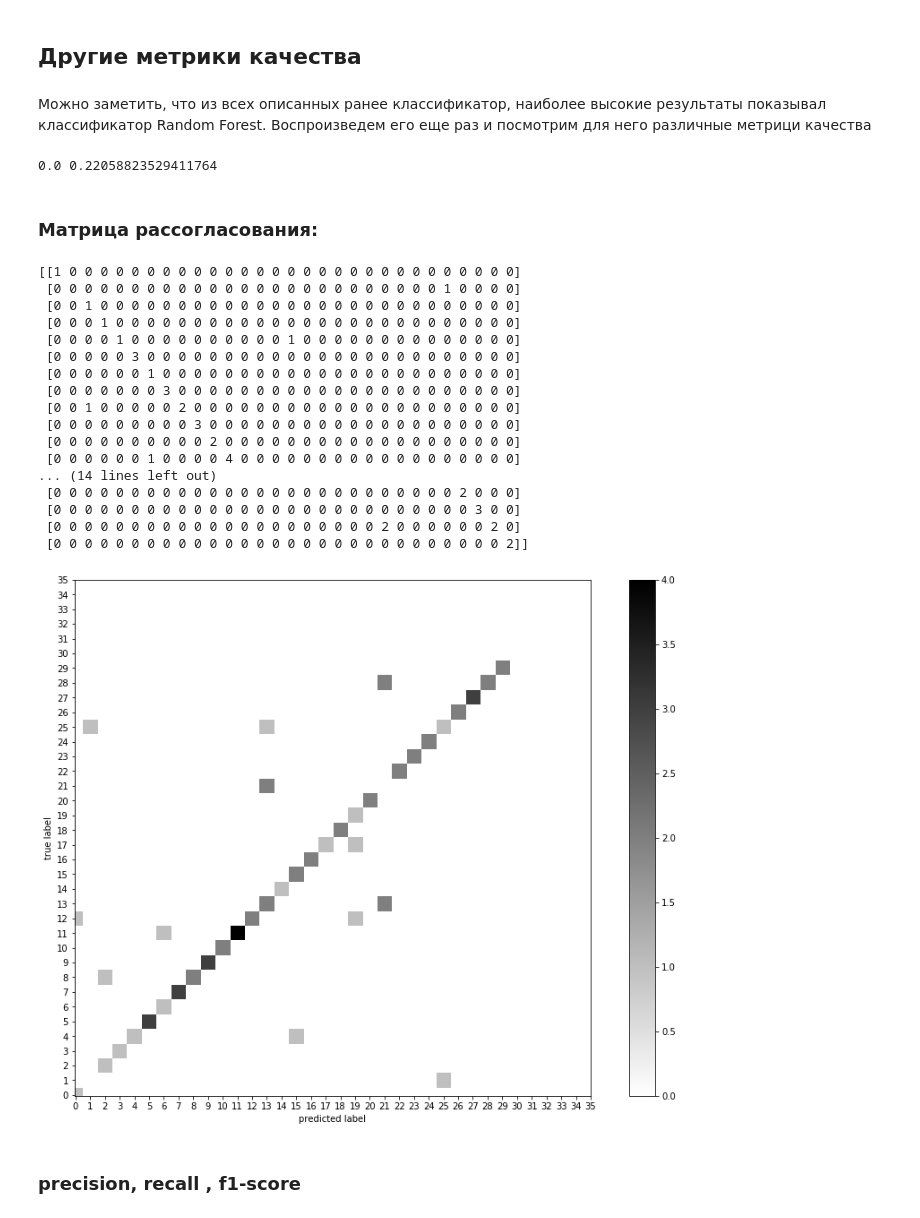
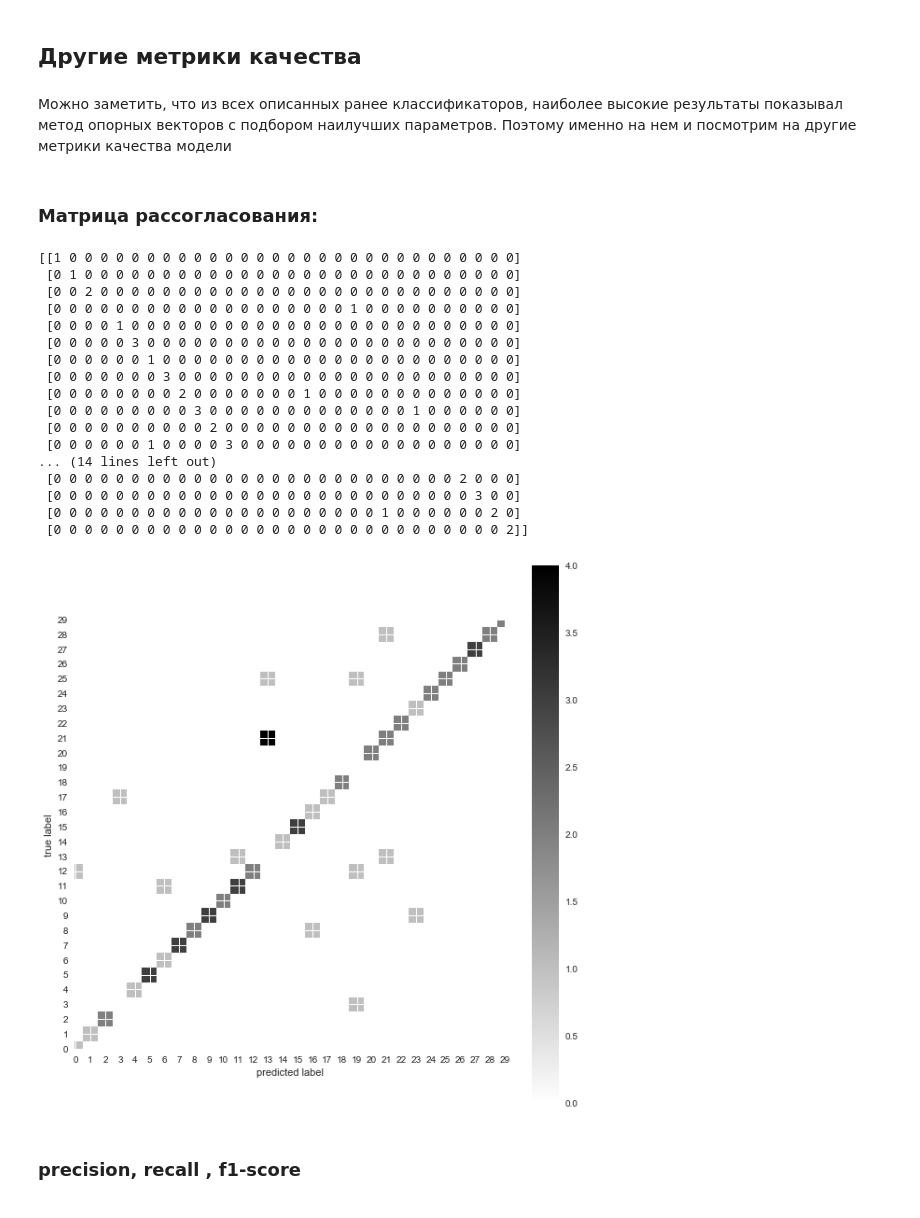
Before and after one commit to maksimovVva/Data_analysis, a Jupyter notebook: Maksimova_lab1.ipynb, the cells around one changed output. Drawn from its saved outputs; the diff is of its cells as text; code cells hidden in the pictures.

```diff
--- a/Maksimova_lab1.ipynb
+++ b/Maksimova_lab1.ipynb
@@ -766,19 +448,9 @@ pass
 # %% [markdown]
 ## Другие метрики качества
 # %% [markdown]
-Можно заметить, что из всех описанных ранее классификатор, наиболее высокие результаты показывал классификатор Random Forest. Воспроизведем его еще раз и посмотрим для него различные метрици качества
+Можно заметить, что из всех описанных ранее классификаторов, наиболее высокие результаты показывал метод опорных векторов с подбором наилучших параметров. Поэтому именно на нем и посмотрим на другие метрики качества модели
-# %%
-rf = ensemble.RandomForestClassifier(n_estimators = 1000)
-rf.fit(X_train, y_train)
-
-err_train = np.mean(y_train != rf.predict(X_train))
-err_test  = np.mean(y_test  != rf.predict(X_test))
-
-print(err_train, err_test)
-# %% [output]
-0.0 0.22058823529411764
 # %%
-y_test_pred = rf.predict(X_test)
+y_test_pred = svc.predict(X_test)
 # %% [markdown]
 ### Матрица рассогласования:
 # %%
@@ -786,36 +458,37 @@ from sklearn.metrics import confusion_matrix
 print(confusion_matrix(y_test_pred, y_test))
 # %% [output]
 [[1 0 0 0 0 0 0 0 0 0 0 0 0 0 0 0 0 0 0 0 0 0 0 0 0 0 0 0 0 0]
- [0 0 0 0 0 0 0 0 0 0 0 0 0 0 0 0 0 0 0 0 0 0 0 0 0 1 0 0 0 0]
- [0 0 1 0 0 0 0 0 0 0 0 0 0 0 0 0 0 0 0 0 0 0 0 0 0 0 0 0 0 0]
- [0 0 0 1 0 0 0 0 0 0 0 0 0 0 0 0 0 0 0 0 0 0 0 0 0 0 0 0 0 0]
- [0 0 0 0 1 0 0 0 0 0 0 0 0 0 0 1 0 0 0 0 0 0 0 0 0 0 0 0 0 0]
+ [0 1 0 0 0 0 0 0 0 0 0 0 0 0 0 0 0 0 0 0 0 0 0 0 0 0 0 0 0 0]
+ [0 0 2 0 0 0 0 0 0 0 0 0 0 0 0 0 0 0 0 0 0 0 0 0 0 0 0 0 0 0]
+ [0 0 0 0 0 0 0 0 0 0 0 0 0 0 0 0 0 0 0 1 0 0 0 0 0 0 0 0 0 0]
+ [0 0 0 0 1 0 0 0 0 0 0 0 0 0 0 0 0 0 0 0 0 0 0 0 0 0 0 0 0 0]
  [0 0 0 0 0 3 0 0 0 0 0 0 0 0 0 0 0 0 0 0 0 0 0 0 0 0 0 0 0 0]
  [0 0 0 0 0 0 1 0 0 0 0 0 0 0 0 0 0 0 0 0 0 0 0 0 0 0 0 0 0 0]
  [0 0 0 0 0 0 0 3 0 0 0 0 0 0 0 0 0 0 0 0 0 0 0 0 0 0 0 0 0 0]
- [0 0 1 0 0 0 0 0 2 0 0 0 0 0 0 0 0 0 0 0 0 0 0 0 0 0 0 0 0 0]
- [0 0 0 0 0 0 0 0 0 3 0 0 0 0 0 0 0 0 0 0 0 0 0 0 0 0 0 0 0 0]
+ [0 0 0 0 0 0 0 0 2 0 0 0 0 0 0 0 1 0 0 0 0 0 0 0 0 0 0 0 0 0]
+ [0 0 0 0 0 0 0 0 0 3 0 0 0 0 0 0 0 0 0 0 0 0 0 1 0 0 0 0 0 0]
  [0 0 0 0 0 0 0 0 0 0 2 0 0 0 0 0 0 0 0 0 0 0 0 0 0 0 0 0 0 0]
- [0 0 0 0 0 0 1 0 0 0 0 4 0 0 0 0 0 0 0 0 0 0 0 0 0 0 0 0 0 0]
+ [0 0 0 0 0 0 1 0 0 0 0 3 0 0 0 0 0 0 0 0 0 0 0 0 0 0 0 0 0 0]
 ... (14 lines left out)
  [0 0 0 0 0 0 0 0 0 0 0 0 0 0 0 0 0 0 0 0 0 0 0 0 0 0 2 0 0 0]
  [0 0 0 0 0 0 0 0 0 0 0 0 0 0 0 0 0 0 0 0 0 0 0 0 0 0 0 3 0 0]
- [0 0 0 0 0 0 0 0 0 0 0 0 0 0 0 0 0 0 0 0 0 2 0 0 0 0 0 0 2 0]
+ [0 0 0 0 0 0 0 0 0 0 0 0 0 0 0 0 0 0 0 0 0 1 0 0 0 0 0 0 2 0]
  [0 0 0 0 0 0 0 0 0 0 0 0 0 0 0 0 0 0 0 0 0 0 0 0 0 0 0 0 0 2]]
 # %%
 M = confusion_matrix(y_test_pred, y_test)
+plt.figure(figsize=(4,4))
 plt.axes([2, 2, 2, 2])
 plt.axis('scaled')
 plt.imshow(M, interpolation = 'nearest')
 plt.set_cmap('binary')
-plt.xticks(range(36))
-plt.yticks(range(36))
+plt.xticks(range(30))
+plt.yticks(range(30))
 plt.xlabel("predicted label")
 plt.ylabel("true label")
 plt.colorbar()
 pass
 # %% [output]
-[figure, old version]
+[figure, new version]
 # %% [markdown]
 ### precision, recall , f1-score
 # %% [markdown]
```
Also changed, not shown: parts of 194 cells of this notebook.
